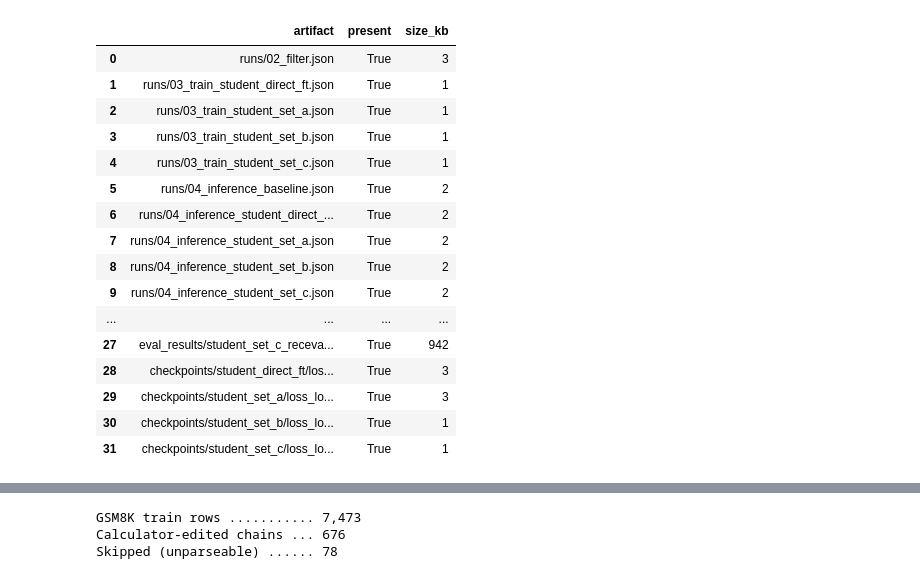
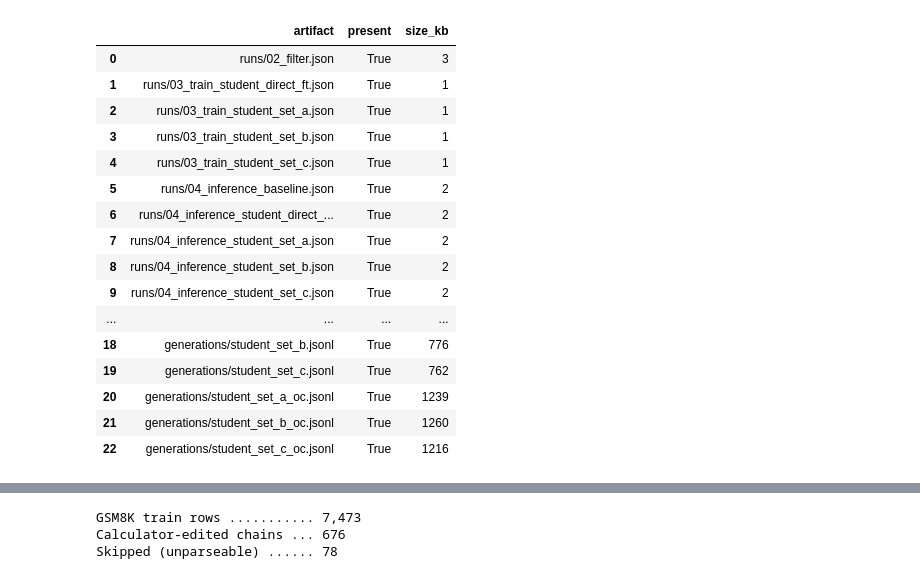
Before and after one commit to rihembenabdallah18/COT_lab, a Jupyter notebook: notebooks/results.ipynb, the cells around one changed output, grey strips where cells are left out. Cells and saved outputs as stored; diff of their text form; code cells hidden in the pictures.

```diff
--- a/notebooks/results.ipynb
+++ b/notebooks/results.ipynb
@@ -65,45 +93,49 @@ Confirm every expected artifact made it into the codespace before we draw conclu
 # %%
-RECEVAL_DIR = ROOT / "outputs" / "eval_results"
+expected = {
+    # Stage 2 — filter
+    "runs/02_filter.json":                         RUNS / "02_filter.json",
+    # Stage 3 — training run cards
+    "runs/03_train_student_direct_ft.json":        RUNS / "03_train_student_direct_ft.json",
+    "runs/03_train_student_set_a.json":            RUNS / "03_train_student_set_a.json",
+    "runs/03_train_student_set_b.json":            RUNS / "03_train_student_set_b.json",
+    "runs/03_train_student_set_c.json":            RUNS / "03_train_student_set_c.json",
+    # Stage 4 — inference run cards (standard)
+    "runs/04_inference_baseline.json":             RUNS / "04_inference_baseline.json",
+    "runs/04_inference_student_direct_ft.json":    RUNS / "04_inference_student_direct_ft.json",
+    "runs/04_inference_student_set_a.json":        RUNS / "04_inference_student_set_a.json",
+    "runs/04_inference_student_set_b.json":        RUNS / "04_inference_student_set_b.json",
+    "runs/04_inference_student_set_c.json":        RUNS / "04_inference_student_set_c.json",
+    # Stage 4b — online calculator decoding run cards
+    "runs/04_inference_student_set_a_oc.json":     RUNS / "04_inference_student_set_a_oc.json",
+    "runs/04_inference_student_set_b_oc.json":     RUNS / "04_inference_student_set_b_oc.json",
+    "runs/04_inference_student_set_c_oc.json":     RUNS / "04_inference_student_set_c_oc.json",
+    # Stage 5a
+    "runs/05a_accuracy.json":                      RUNS / "05a_accuracy.json",
+    # Eval results
+    "eval_results/accuracy.csv":                   EVAL / "accuracy.csv",
+}
 
-expected = {
-    "runs/02_filter.json":                              RUNS / "02_filter.json",
-    "runs/03_train_student_direct_ft.json":             RUNS / "03_train_student_direct_ft.json",
-    "runs/03_train_student_set_a.json":                 RUNS / "03_train_student_set_a.json",
-    "runs/03_train_student_set_b.json":                 RUNS / "03_train_student_set_b.json",
-    "runs/03_train_student_set_c.json":                 RUNS / "03_train_student_set_c.json",
-    "runs/04_inference_baseline.json":                  RUNS / "04_inference_baseline.json",
-    "runs/04_inference_student_direct_ft.json":         RUNS / "04_inference_student_direct_ft.json",
-    "runs/04_inference_student_set_a.json":             RUNS / "04_inference_student_set_a.json",
-    "runs/04_inference_student_set_b.json":             RUNS / "04_inference_student_set_b.json",
-    "runs/04_inference_student_set_c.json":             RUNS / "04_inference_student_set_c.json",
-    "runs/05a_accuracy.json":                           RUNS / "05a_accuracy.json",
-    "runs/05b_baseline.json":                           RUNS / "05b_baseline.json",
-    "runs/05b_student_direct_ft.json":                  RUNS / "05b_student_direct_ft.json",
-    "runs/05b_student_set_a.json":                      RUNS / "05b_student_set_a.json",
-    "runs/05b_student_set_b.json":                      RUNS / "05b_student_set_b.json",
-    "runs/05b_student_set_c.json":                      RUNS / "05b_student_set_c.json",
-    "generations/baseline.jsonl":                       GEN  / "baseline.jsonl",
-    "generations/student_direct_ft.jsonl":              GEN  / "student_direct_ft.jsonl",
-    "generations/student_set_a.jsonl":                  GEN  / "student_set_a.jsonl",
-    "generations/student_set_b.jsonl":                  GEN  / "student_set_b.jsonl",
-    "generations/student_set_c.jsonl":                  GEN  / "student_set_c.jsonl",
-    "eval_results/accuracy.csv":                        RECEVAL_DIR / "accuracy.csv",
-    "eval_results/receval_summary.csv":                 RECEVAL_DIR / "receval_summary.csv",
-    "eval_results/baseline_receval.jsonl":              RECEVAL_DIR / "baseline_receval.jsonl",
-    "eval_results/student_direct_ft_receval.jsonl":     RECEVAL_DIR / "student_direct_ft_receval.jsonl",
-    "eval_results/student_set_a_receval.jsonl":         RECEVAL_DIR / "student_set_a_receval.jsonl",
-    "eval_results/student_set_b_receval.jsonl":         RECEVAL_DIR / "student_set_b_receval.jsonl",
-    "eval_results/student_set_c_receval.jsonl":         RECEVAL_DIR / "student_set_c_receval.jsonl",
-    "checkpoints/student_direct_ft/loss_log.csv":       CKPT / "student_direct_ft/loss_log.csv",
-    "checkpoints/student_set_a/loss_log.csv":           CKPT / "student_set_a/loss_log.csv",
-    "checkpoints/student_set_b/loss_log.csv":           CKPT / "student_set_b/loss_log.csv",
-    "checkpoints/student_set_c/loss_log.csv":           CKPT / "student_set_c/loss_log.csv",
-}
-rows_integ = [{"artifact": k, "present": p.exists(), "size_kb": (p.stat().st_size // 1024) if p.exists() else 0}
-              for k, p in expected.items()]
-df_integrity = pd.DataFrame(rows_integ)
-missing = df_integrity[~df_integrity.present]
-print(f"Present : {df_integrity.present.sum()} / {len(df_integrity)}")
+# Generation files — use _gen_path() to tolerate Kaggle versioned filenames
+gen_conds = (
+    ["baseline", "student_direct_ft"] + COT_CONDS + OC_CONDS
+)
+gen_expected = {}
+for c in gen_conds:
+    try:
+        gen_expected[f"generations/{c}.jsonl"] = _gen_path(c)
+    except FileNotFoundError:
+        gen_expected[f"generations/{c}.jsonl"] = GEN / f"{c}.jsonl"  # will show missing
+expected.update(gen_expected)
+
+rows = [{"artifact": k, "present": p.exists(),
+         "size_kb": (p.stat().st_size // 1024) if p.exists() else 0}
+        for k, p in expected.items()]
+df_integ = pd.DataFrame(rows)
+missing  = df_integ[~df_integ.present]
+print(f"Present : {df_integ.present.sum()} / {len(df_integ)}")
 print(f"Missing : {len(missing)}")
-df_integrity
+if len(missing):
+    print("\nMissing artifacts:")
+    print(missing[["artifact"]].to_string(index=False))
+df_integ
 # %% [output]
@@ -111,21 +143,21 @@ Present : 32 / 32
 Missing : 0
 |  | artifact | present | size_kb |
 | 0 | runs/02_filter.json | True | 3 |
 | 1 | runs/03_train_student_direct_ft.json | True | 1 |
 | 2 | runs/03_train_student_set_a.json | True | 1 |
 | 3 | runs/03_train_student_set_b.json | True | 1 |
 | 4 | runs/03_train_student_set_c.json | True | 1 |
 | 5 | runs/04_inference_baseline.json | True | 2 |
 | 6 | runs/04_inference_student_direct_... | True | 2 |
 | 7 | runs/04_inference_student_set_a.json | True | 2 |
 | 8 | runs/04_inference_student_set_b.json | True | 2 |
 | 9 | runs/04_inference_student_set_c.json | True | 2 |
 | ... | ... | ... | ... |
-| 27 | eval_results/student_set_c_receva... | True | 942 |
-| 28 | checkpoints/student_direct_ft/los... | True | 3 |
-| 29 | checkpoints/student_set_a/loss_lo... | True | 3 |
-| 30 | checkpoints/student_set_b/loss_lo... | True | 1 |
-| 31 | checkpoints/student_set_c/loss_lo... | True | 1 |
+| 18 | generations/student_set_b.jsonl | True | 776 |
+| 19 | generations/student_set_c.jsonl | True | 762 |
+| 20 | generations/student_set_a_oc.jsonl | True | 1239 |
+| 21 | generations/student_set_b_oc.jsonl | True | 1260 |
+| 22 | generations/student_set_c_oc.jsonl | True | 1216 |
 # %% [markdown]
 ## 2. Stage 2 — filter statistics
 
```
Also changed, not shown: parts of 38 cells of this notebook, 42 other files.
